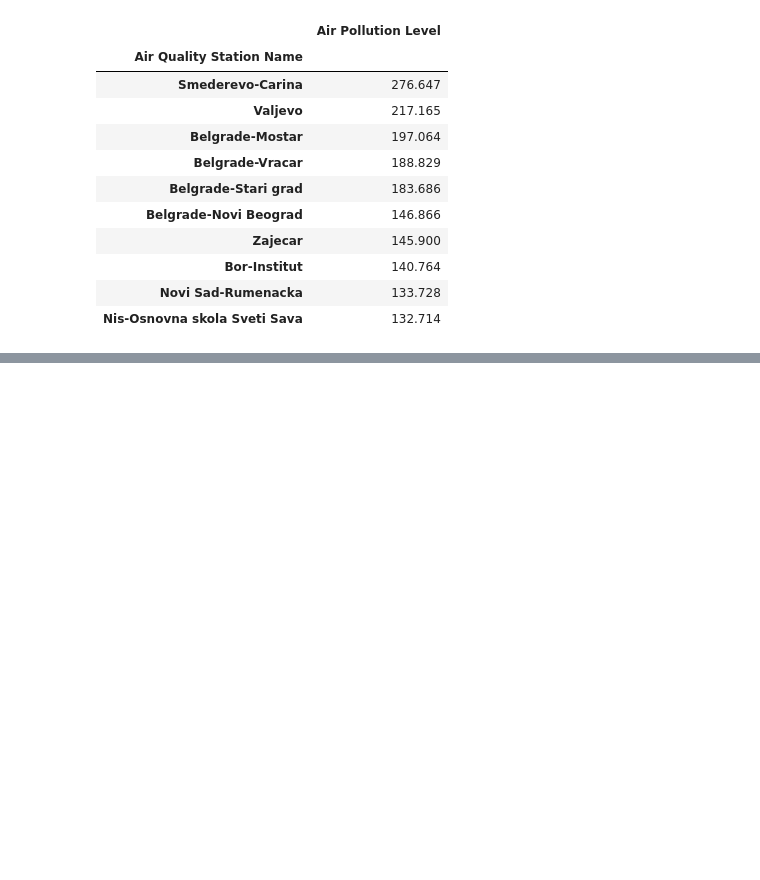
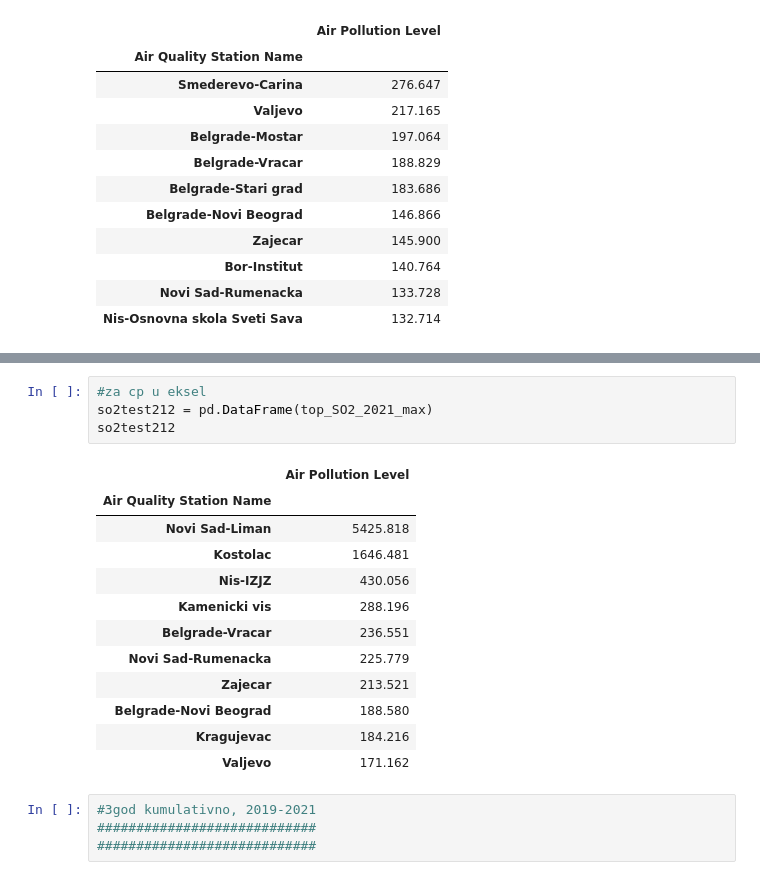
Before and after one commit to makilezx/analysis-of-air-pollution-in-Serbian-cities, a Jupyter notebook: data-analysis-1.ipynb, the cells around one changed output, grey strips where cells are left out. Cells and saved outputs as stored; diff of their text form; blank space fills up the shorter version.

```diff
--- a/data-analysis-1.ipynb
+++ b/data-analysis-1.ipynb
@@ -1089,0 +1247,21 @@ notest212
+# %%
+#za cp u eksel
+so2test212 = pd.DataFrame(top_SO2_2021_max)
+so2test212
+# %% [output]
+|  | Air Pollution Level |
+| Air Quality Station Name |  |
+| Novi Sad-Liman | 5425.818 |
+| Kostolac | 1646.481 |
+| Nis-IZJZ | 430.056 |
+| Kamenicki vis | 288.196 |
+| Belgrade-Vracar | 236.551 |
+| Novi Sad-Rumenacka | 225.779 |
+| Zajecar | 213.521 |
+| Belgrade-Novi Beograd | 188.580 |
+| Kragujevac | 184.216 |
+| Valjevo | 171.162 |
+# %%
+#3god kumulativno, 2019-2021
+############################
+############################
```
Also changed, not shown: parts of 11 cells of this notebook.
